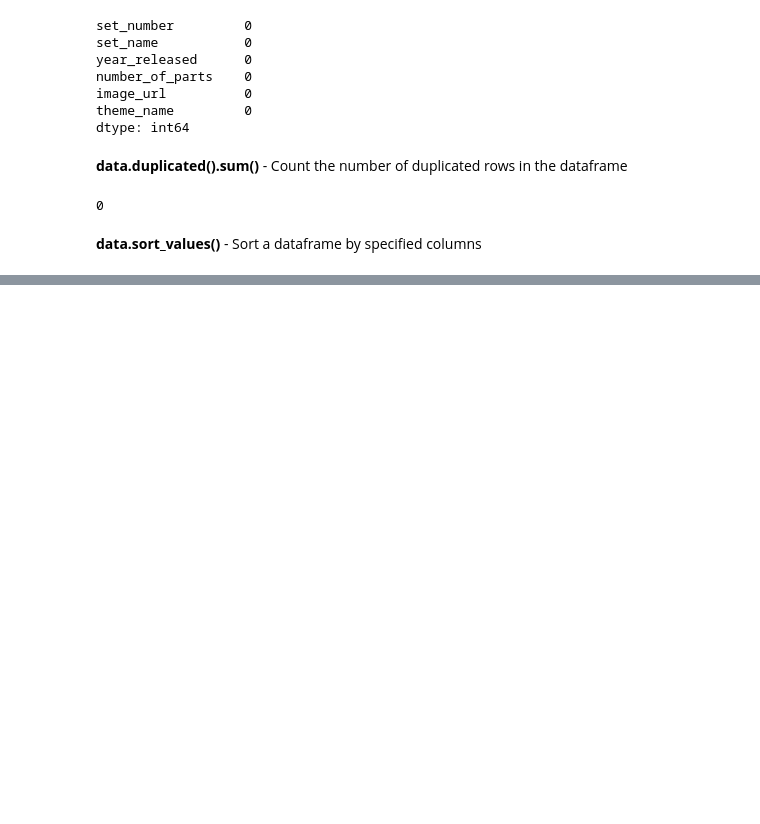
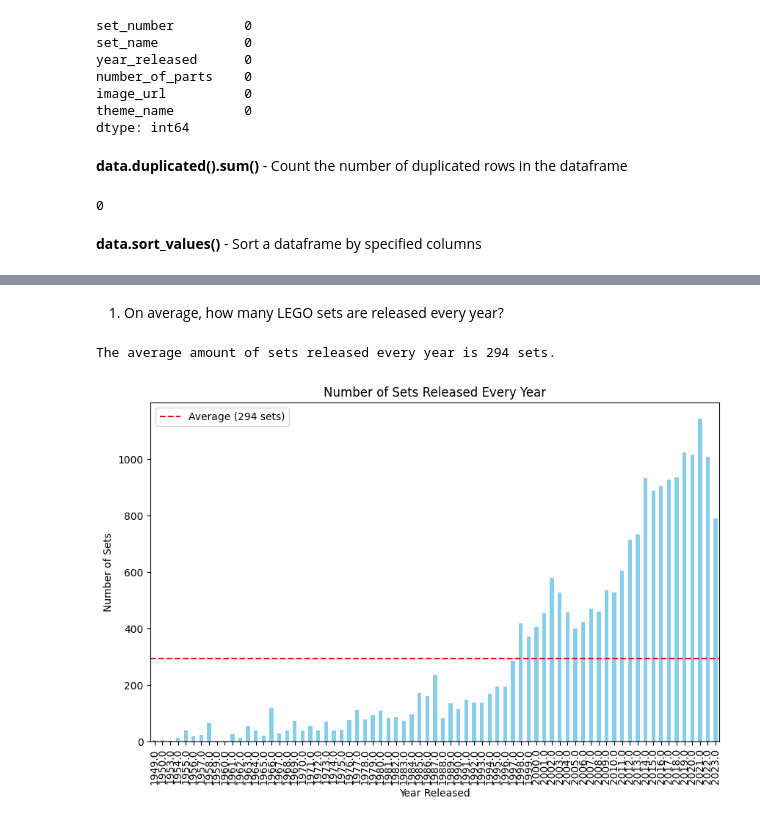
Before and after one commit to Delicatessen0/Project2, a Jupyter notebook: notebook/legos.ipynb, the cells around one changed output, grey strips where cells are left out. Drawn from its saved outputs; the diff is of its cells as text; code cells hidden in the pictures; blank space fills up the shorter version.

```diff
--- a/notebook/legos.ipynb
+++ b/notebook/legos.ipynb
@@ -154,0 +184,29 @@ data.sort_values('theme_name')
+# %% [markdown]
+1. On average, how many LEGO sets are released every year?
+# %%
+# Calculate the average number of sets released every year
+avg_sets = int(data.groupby('year_released').size().mean())
+
+# Print results
+print(f"The average amount of sets released every year is {avg_sets} sets.")
+
+# Plotting the data
+plt.figure(figsize=(10, 6))
+data.groupby('year_released').size().plot(kind='bar', color='skyblue')
+
+# Adding labels and title
+plt.xlabel('Year Released')
+plt.ylabel('Number of Sets')
+plt.title('Number of Sets Released Every Year')
+
+# Adding a horizontal line for the average
+plt.axhline(y=avg_sets, color='red', linestyle='--', label=f'Average ({avg_sets} sets)')
+
+# Adding legend
+plt.legend()
+
+# Show the plot
+plt.show()
+# %% [output]
+The average amount of sets released every year is 294 sets.
+[figure, added]
```
Also changed, not shown: parts of 17 cells of this notebook.
